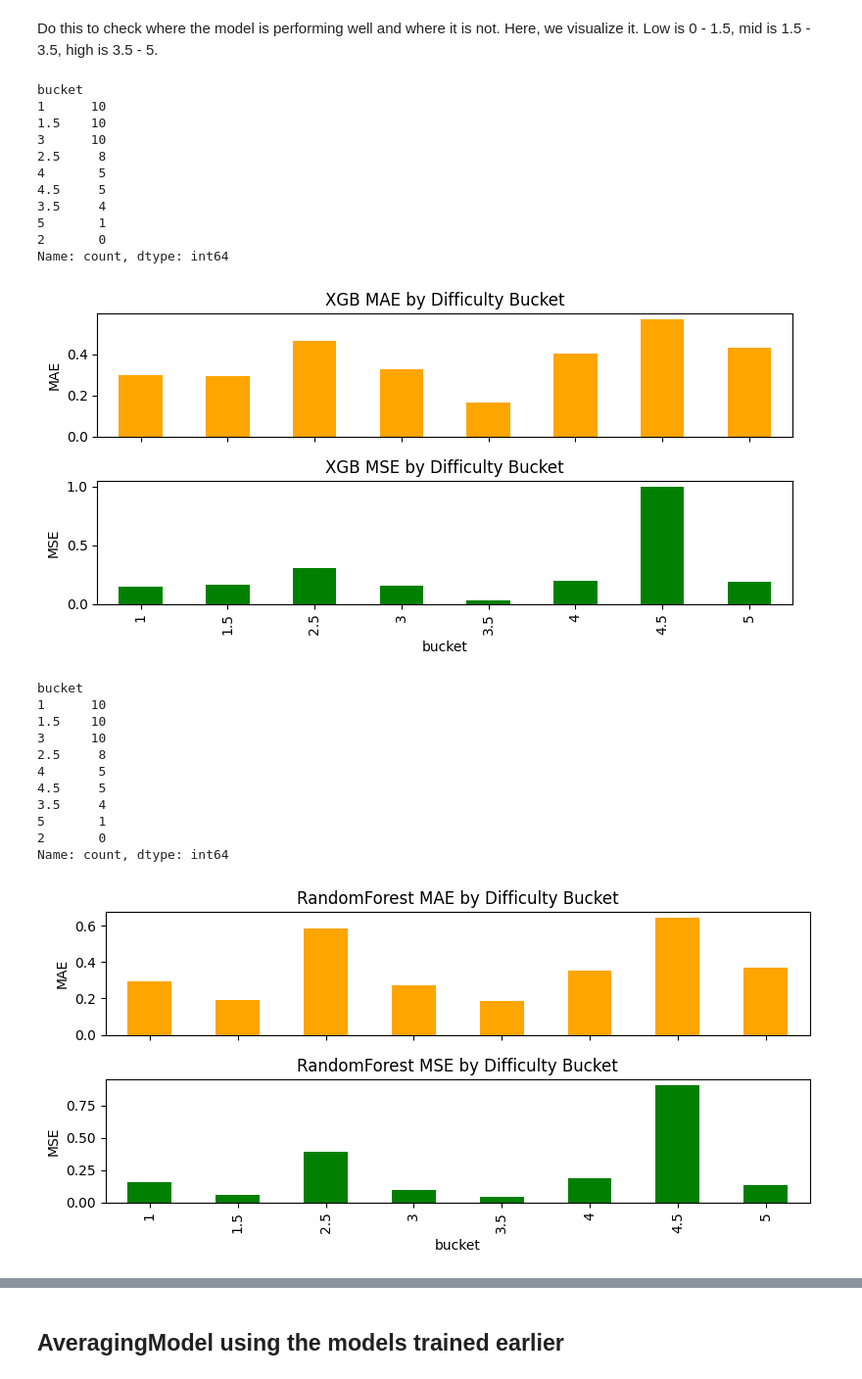
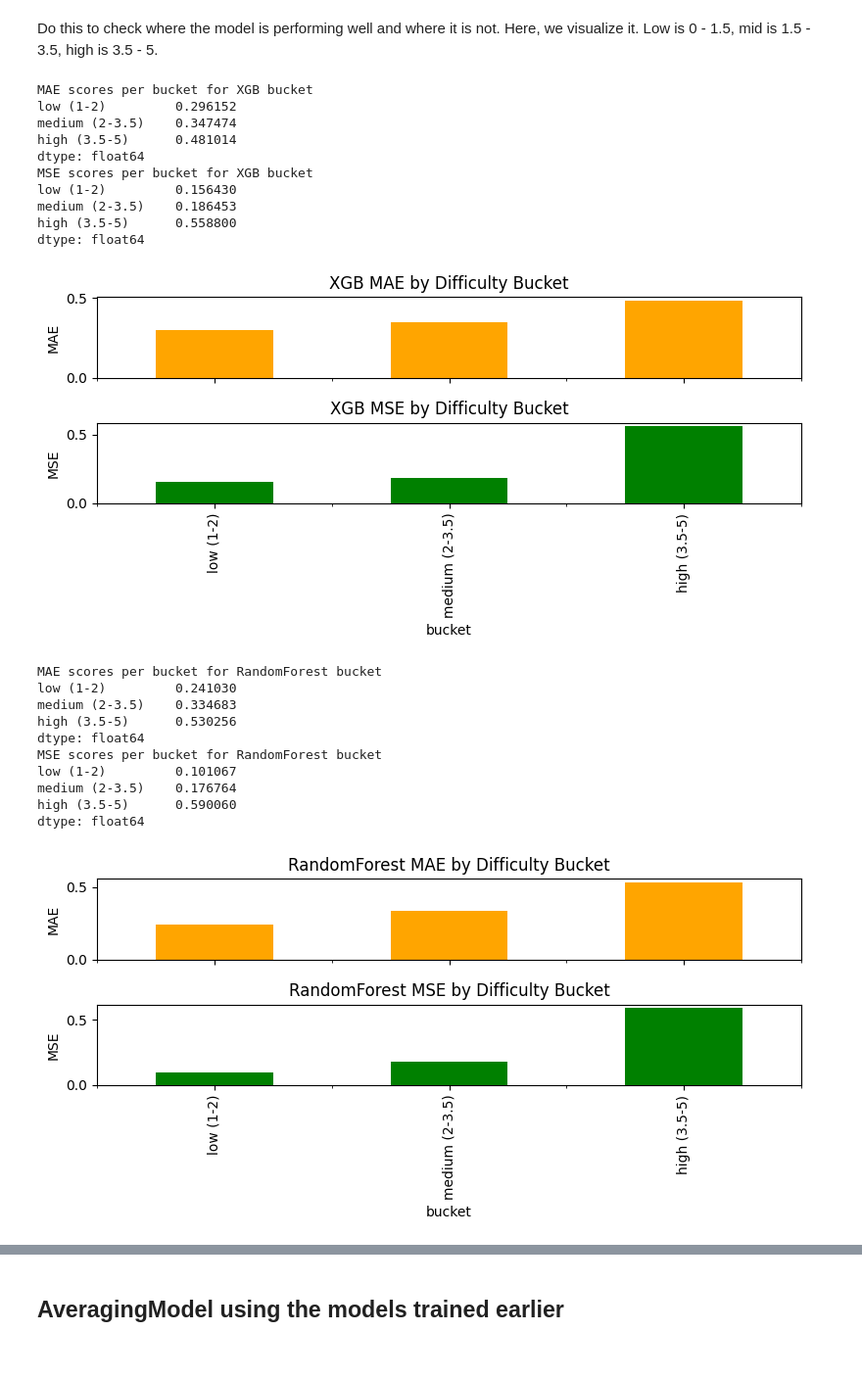
Before and after one commit to mm1400/music-difficulty-prediction, a Jupyter notebook: model.ipynb, the cells around one changed output, grey strips where cells are left out. Shown: that part at 98% size. Saved outputs shown, nothing was run; the diff lists cells and outputs as text; code cells hidden in the pictures.

Commit message:
Update model notebook with additional models tried, and plot for difficulty predicition distribution

```diff
--- a/model.ipynb
+++ b/model.ipynb
@@ -139,7 +182,11 @@ with open ('model_params.json', 'r') as f:
 models = {
     'XGB': XGBRegressor(**params['XGB']['best_params']),
     'RandomForest': RandomForestRegressor(**params['RandomForest']['best_params']),
-    # 'SVR': SVR(**params['SVR']['best_params'])
+    'LinearRegression':  LinearRegression(**params['LinearRegression']['best_params']),
+    'Ridge': Ridge(**params['Ridge']['best_params']),
+    'Lasso': Lasso(**params['Lasso']['best_params']),
+    'ElasticNet': ElasticNet(**params['ElasticNet']['best_params']),
+    'SVR': SVR(**params['SVR']['best_params'])
 }
 # %% [markdown]
 Validation Function
@@ -188,51 +240,50 @@ Do this to check where the model is performing well and where it is not. Here, w
 # %%
 for name, prediction in predictions.items():
     # Comparing true values vs predicted
     df = pd.DataFrame({
       'true': y_test,
       'pred': prediction,
     })
 
-      # Create buckets of difficulty
-    df['bucket'] = pd.cut(df['true'], bins=[0, 1, 1.5, 2, 2.5, 3, 3.5, 4, 4.5, 5],
-              labels=['1', '1.5', '2', '2.5', '3', '3.5', '4', '4.5', '5'],
-              include_lowest=True)
-
-
-    print(df['bucket'].value_counts())
+    df['bucket'] = pd.cut(df['true'],
+               bins=[0, 2, 3.5, 5],
+               labels=['low (1-2)', 'medium (2-3.5)', 'high (3.5-5)'],
+               include_lowest=True)
 
     fig, axes = plt.subplots(2, 1, figsize=(8, 4), sharex=True)
 
     mae_scores = df.groupby('bucket', observed=True)[['true', 'pred']].apply(lambda g: mean_absolute_error(g['true'], g['pred']))
+
+    print(f'MAE scores per bucket for {name}', mae_scores)
     mae_scores.plot(kind='bar', ax=axes[0], title=f"{name} MAE by Difficulty Bucket", ylabel="MAE", color='orange', legend=False)
 
     mse_scores = df.groupby('bucket', observed=True)[['true', 'pred']].apply(lambda g: mean_squared_error(g['true'], g['pred']))
+
+    print(f'MSE scores per bucket for {name}', mse_scores)
     mse_scores.plot(kind='bar', ax=axes[1], title=f"{name} MSE by Difficulty Bucket", ylabel="MSE", color='green', legend=False)
 
     plt.tight_layout()
     plt.show()
 # %% [output]
-bucket
-1      10
-1.5    10
-3      10
-2.5     8
-4       5
-4.5     5
-3.5     4
-5       1
-2       0
-Name: count, dtype: int64
+MAE scores per bucket for XGB bucket
+low (1-2)         0.296152
+medium (2-3.5)    0.347474
+high (3.5-5)      0.481014
+dtype: float64
+MSE scores per bucket for XGB bucket
+low (1-2)         0.156430
+medium (2-3.5)    0.186453
+high (3.5-5)      0.558800
+dtype: float64
-[figure, old version]
+[figure, new version]
-bucket
-1      10
-1.5    10
-3      10
-2.5     8
-4       5
-4.5     5
-3.5     4
-5       1
-2       0
-Name: count, dtype: int64
+MAE scores per bucket for RandomForest bucket
+low (1-2)         0.241030
+medium (2-3.5)    0.334683
+high (3.5-5)      0.530256
+dtype: float64
+MSE scores per bucket for RandomForest bucket
+low (1-2)         0.101067
+medium (2-3.5)    0.176764
+high (3.5-5)      0.590060
+dtype: float64
-[figure, old version]
+[figure, new version]
```
Also changed, not shown: parts of 6 cells of this notebook, 8 other files.
